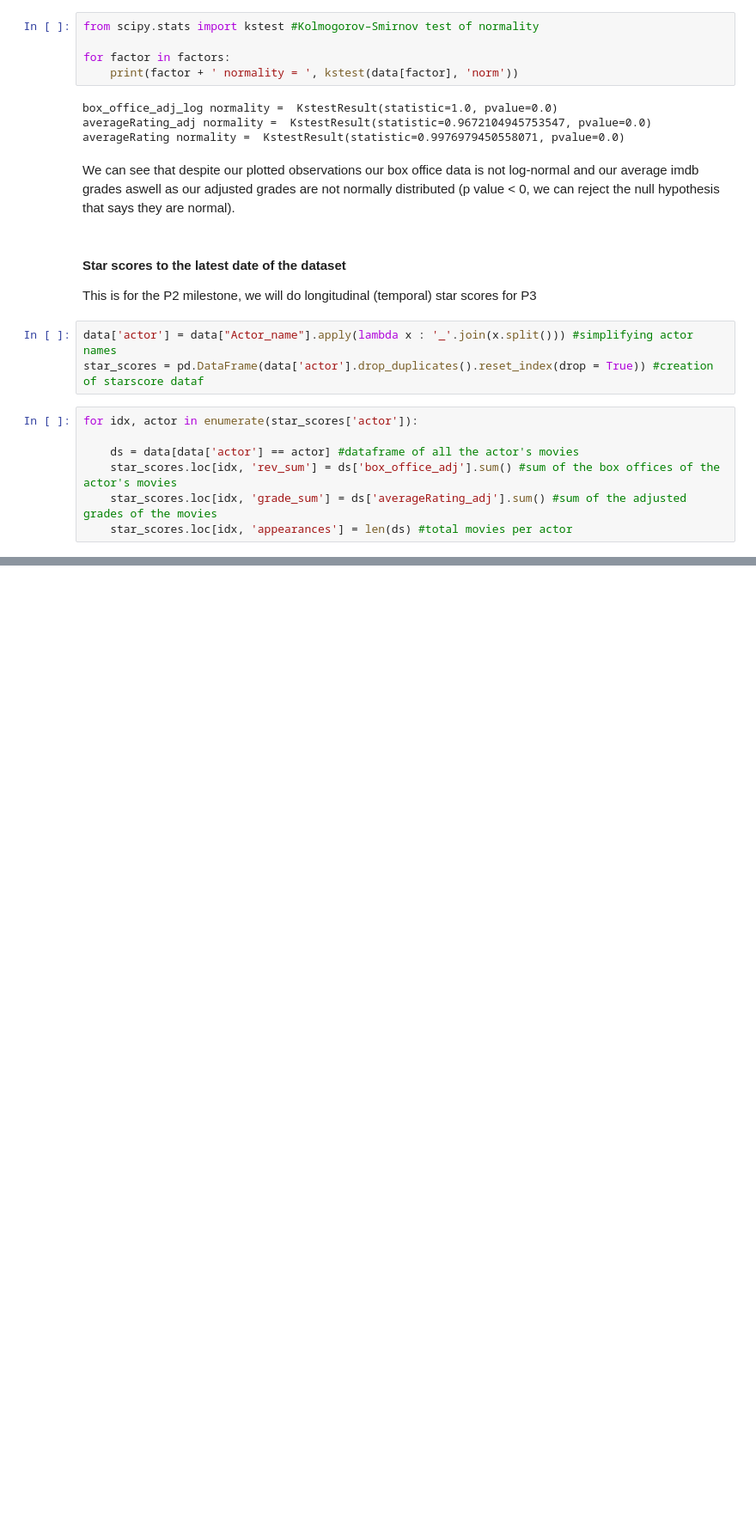
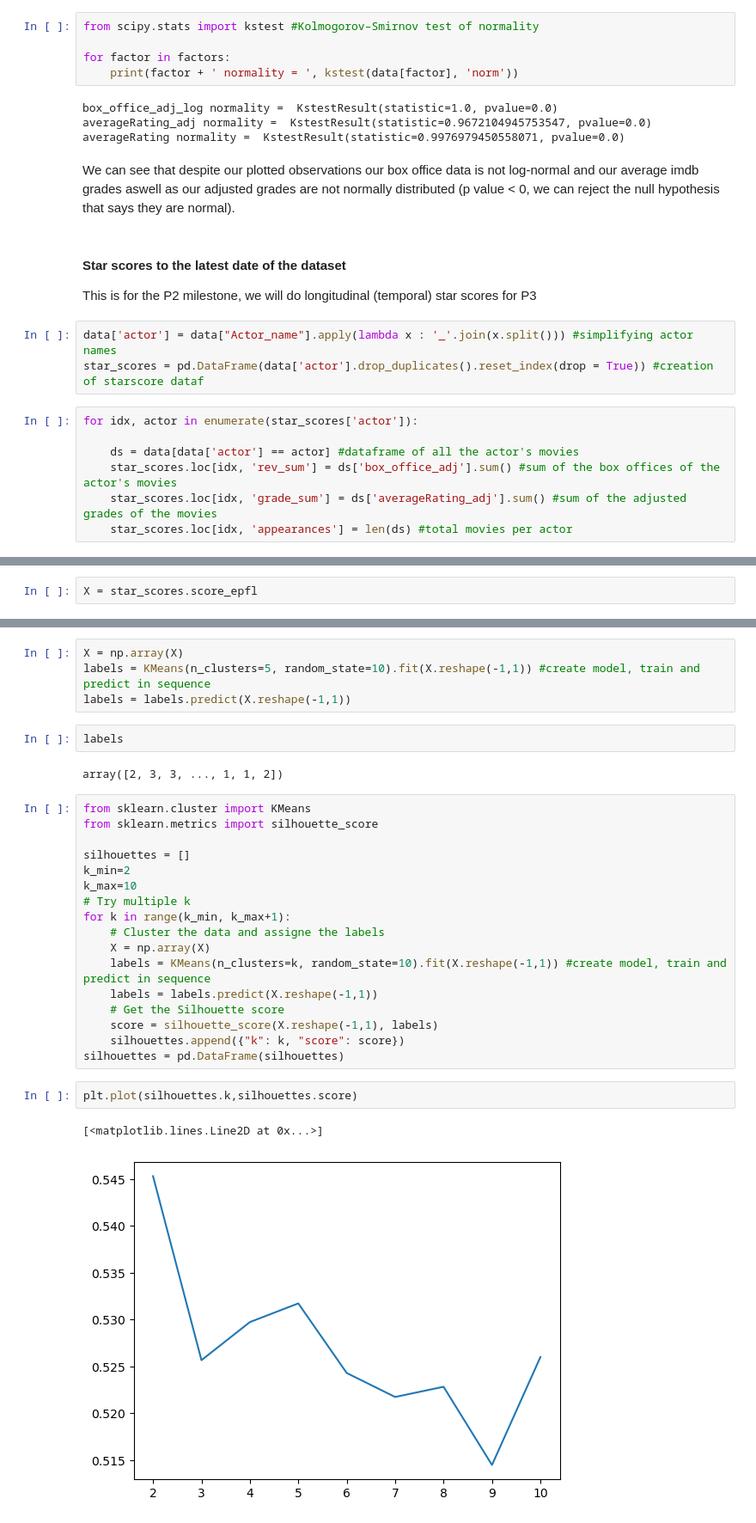
Before and after one commit to louisleger/ada-final-project, a Jupyter notebook: src/star_score.ipynb, the cells around one changed output, grey strips where cells are left out. Shown: that part at 86% size. Cells and saved outputs as stored; diff of their text form; blank space fills up the shorter version.

```diff
--- a/src/star_score.ipynb
+++ b/src/star_score.ipynb
@@ -162,0 +206,2 @@ star_scores.sample()
+# %%
+X = star_scores.score_epfl
@@ -162,0 +225,30 @@ star_scores.sample()
+# %%
+X = np.array(X)
+labels = KMeans(n_clusters=5, random_state=10).fit(X.reshape(-1,1)) #create model, train and predict in sequence
+labels = labels.predict(X.reshape(-1,1))
+# %%
+labels
+# %% [output]
+array([2, 3, 3, ..., 1, 1, 2])
+# %%
+from sklearn.cluster import KMeans
+from sklearn.metrics import silhouette_score
+
+silhouettes = []
+k_min=2
+k_max=10
+# Try multiple k
+for k in range(k_min, k_max+1):
+    # Cluster the data and assigne the labels
+    X = np.array(X)
+    labels = KMeans(n_clusters=k, random_state=10).fit(X.reshape(-1,1)) #create model, train and predict in sequence
+    labels = labels.predict(X.reshape(-1,1))
+    # Get the Silhouette score
+    score = silhouette_score(X.reshape(-1,1), labels)
+    silhouettes.append({"k": k, "score": score})
+silhouettes = pd.DataFrame(silhouettes)
+# %%
+plt.plot(silhouettes.k,silhouettes.score)
+# %% [output]
+[<matplotlib.lines.Line2D at 0x...>]
+[figure, added]
```
Also changed, not shown: parts of 16 cells of this notebook, 1 other file.
